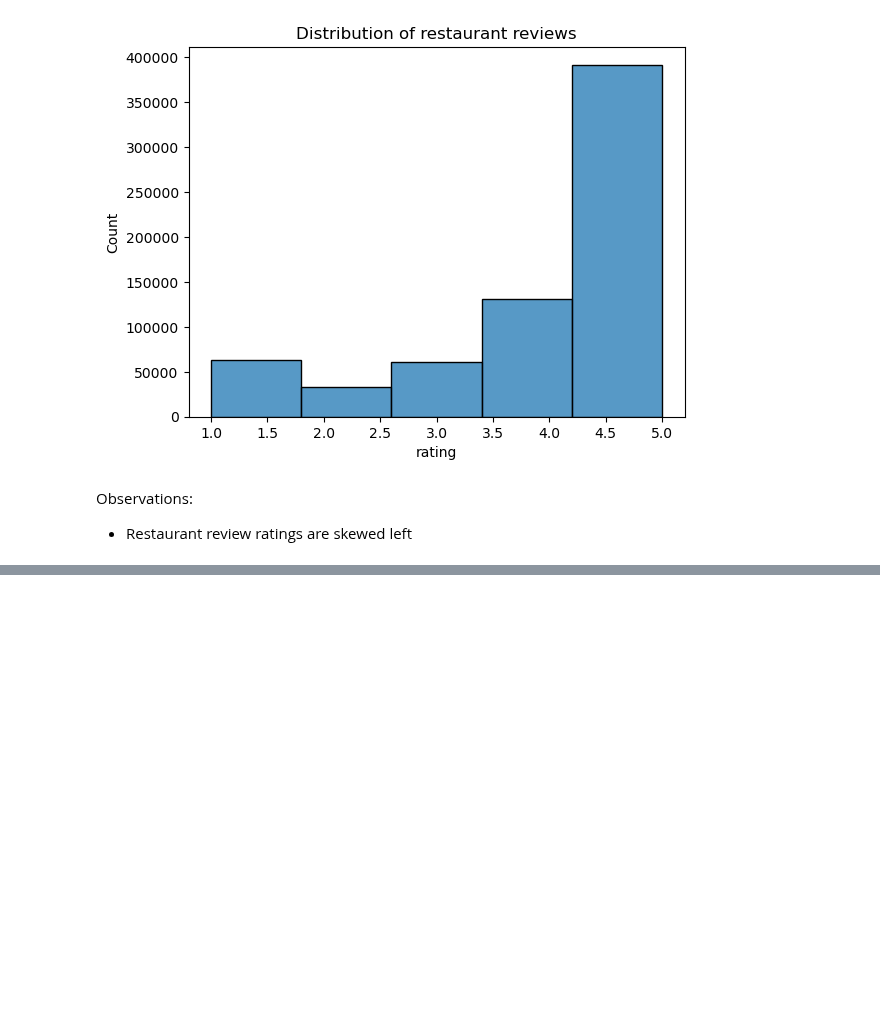
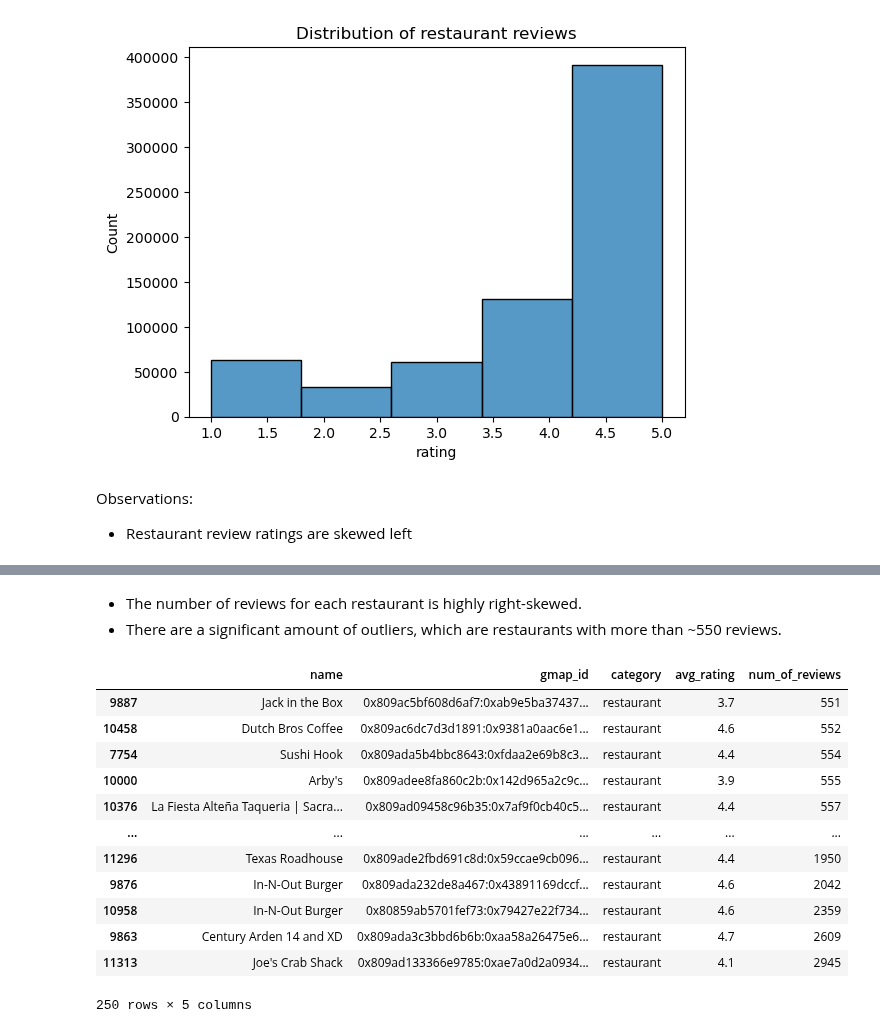
Before and after one commit to jotyot/rate-review, a Jupyter notebook: eda.ipynb, the cells around one changed output, grey strips where cells are left out. Cells and saved outputs as stored; diff of their text form; code cells hidden in the pictures; blank space fills up the shorter version.

```diff
--- a/eda.ipynb
+++ b/eda.ipynb
@@ -233,0 +290,19 @@ Observations:
+# %% [markdown]
+- The number of reviews for each restaurant is highly right-skewed.
+- There are a significant amount of outliers, which are restaurants with more than ~550 reviews.
+# %%
+restaurants[restaurants['num_of_reviews'] > 550].sort_values(by='num_of_reviews')
+# %% [output]
+|  | name | gmap_id | category | avg_rating | num_of_reviews |
+| 9887 | Jack in the Box | 0x809ac5bf608d6af7:0xab9e5ba37437... | restaurant | 3.7 | 551 |
+| 10458 | Dutch Bros Coffee | 0x809ac6dc7d3d1891:0x9381a0aac6e1... | restaurant | 4.6 | 552 |
+| 7754 | Sushi Hook | 0x809ada5b4bbc8643:0xfdaa2e69b8c3... | restaurant | 4.4 | 554 |
+| 10000 | Arby's | 0x809adee8fa860c2b:0x142d965a2c9c... | restaurant | 3.9 | 555 |
+| 10376 | La Fiesta Alteña Taqueria | Sacra... | 0x809ad09458c96b35:0x7af9f0cb40c5... | restaurant | 4.4 | 557 |
+| ... | ... | ... | ... | ... | ... |
+| 11296 | Texas Roadhouse | 0x809ade2fbd691c8d:0x59ccae9cb096... | restaurant | 4.4 | 1950 |
+| 9876 | In-N-Out Burger | 0x809ada232de8a467:0x43891169dccf... | restaurant | 4.6 | 2042 |
+| 10958 | In-N-Out Burger | 0x80859ab5701fef73:0x79427e22f734... | restaurant | 4.6 | 2359 |
+| 9863 | Century Arden 14 and XD | 0x809ada3c3bbd6b6b:0xaa58a26475e6... | restaurant | 4.7 | 2609 |
+| 11313 | Joe's Crab Shack | 0x809ad133366e9785:0xae7a0d2a0934... | restaurant | 4.1 | 2945 |
+250 rows × 5 columns
```
Also changed, not shown: parts of 21 cells of this notebook.
